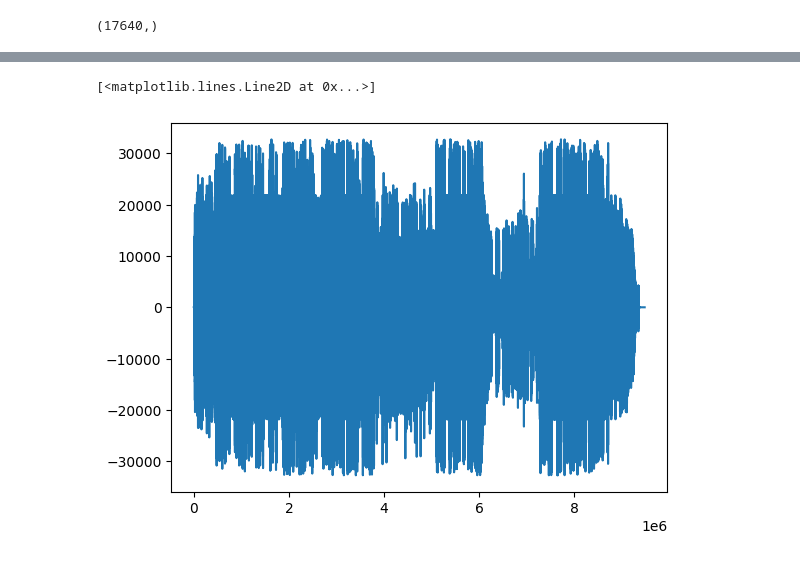
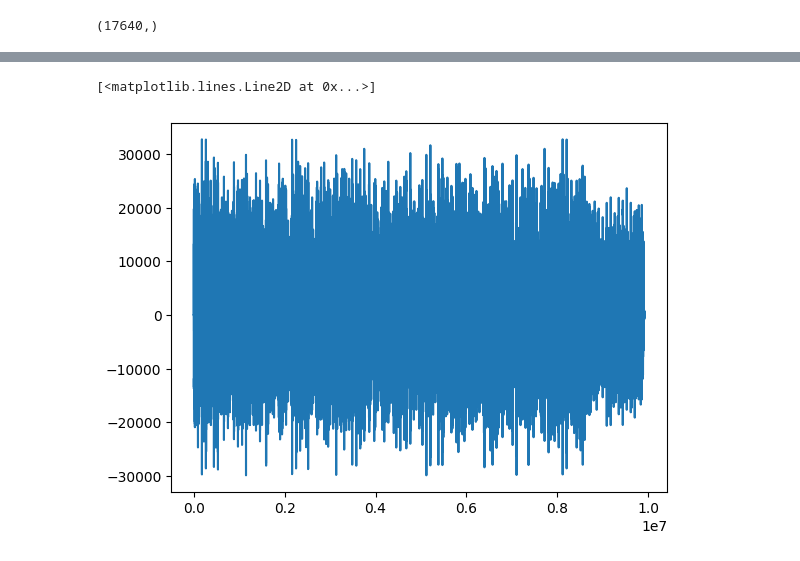
Before and after one commit to Team-Denis/BestHackathon3, a Jupyter notebook: ant_code/sound_offuscation/encode data.ipynb, the cells around one changed output, grey strips where cells are left out. Drawn from its saved outputs; the diff is of its cells as text; code cells hidden in the pictures.

```diff
--- a/ant_code/sound_offuscation/encode data.ipynb
+++ b/ant_code/sound_offuscation/encode data.ipynb
@@ -105,6 +117,6 @@ wavfile.write("output/Hayloft_II_output.wav", fs, final_audio.astype(np.int16))
 # %%
-written_file = wavfile.read("output/Hayloft_II_output.wav")
+written_file = wavfile.read("output/Portal_Radio_output.wav")
 plt.plot(written_file[1])
 # %% [output]
 [<matplotlib.lines.Line2D at 0x...>]
-[figure, old version]
+[figure, new version]
```
Also changed, not shown: parts of 12 cells of this notebook, 6 other files.
